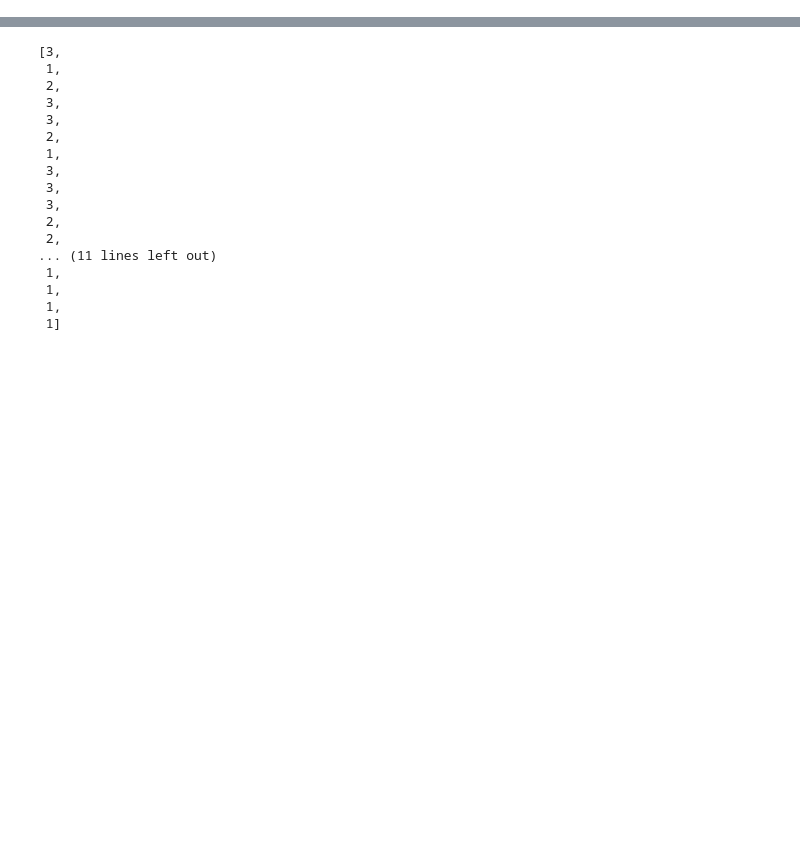
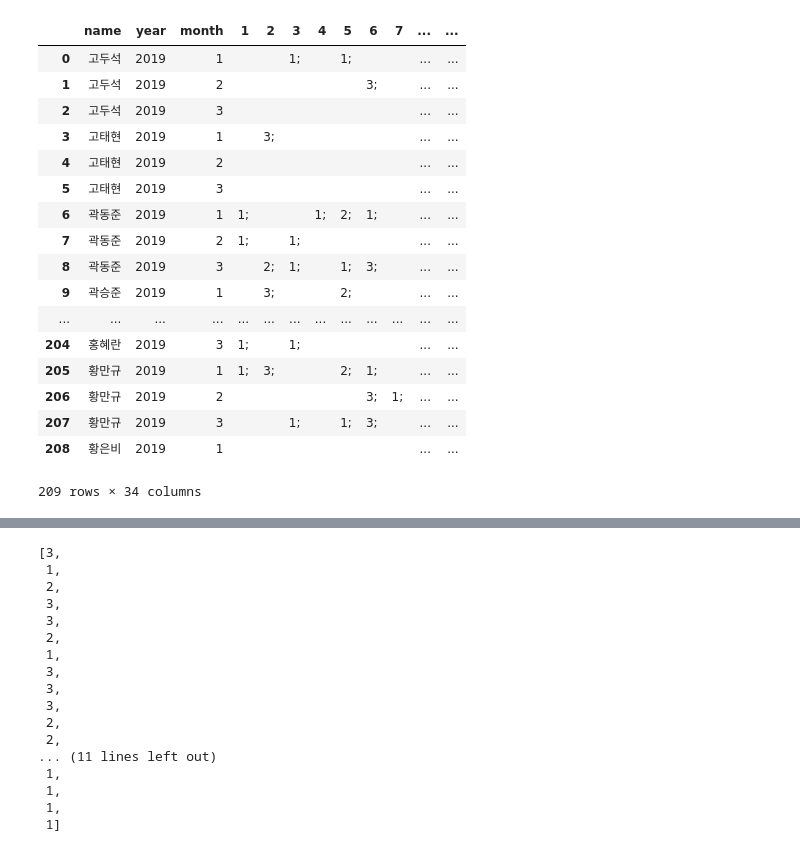
Before and after one commit to yundk7/Bowling_Team_Heroku, a Jupyter notebook: pet_pals/Untitled.ipynb, the cells around one changed output, grey strips where cells are left out. Cells and saved outputs as stored; diff of their text form; code cells hidden in the pictures; blank space fills up the shorter version.

```diff
--- a/pet_pals/Untitled.ipynb
+++ b/pet_pals/Untitled.ipynb
@@ -3,3 +3,8 @@ import pandas as pd
 from sqlalchemy import create_engine
 import numpy as np
 import random
+# %%
+con = create_engine("postgres://qcumacnfmicopw:c700fed529373aa3b54a62168e0914d2a0d1d5b458aa965d4aea319662c6ed97@ec2-174-129-27-158.compute-1.amazonaws.com:5432/d5koeu8hgsrr65")
+# df.to_sql("attendance", con, if_exists="replace",index=False)
+attendance = pd.read_sql("attendance", con)
+members = pd.read_sql("members",con)
@@ -5,0 +56,17 @@ import random
+# %%
+#creating/formatting database
+days = ["name","year","month"]
+for i in range(1,31+1):
+    days.append(str(i))
+df = pd.DataFrame({"days":days})
+df = df.T
+df.columns = df.iloc[0]
+
+df = df.iloc[1:]
+
+con = create_engine("postgres://qcumacnfmicopw:c700fed529373aa3b54a62168e0914d2a0d1d5b458aa965d4aea319662c6ed97@ec2-174-129-27-158.compute-1.amazonaws.com:5432/d5koeu8hgsrr65")
+df.to_sql("attendance", con, if_exists="replace",index=False)
+attendance = pd.read_sql("attendance", con)
+members = pd.read_sql("members",con)
+attendance
+# members
@@ -5,0 +141,8 @@ import random
+# %%
+# date = input()
+# typ = input()
+# names = input()
+date = "2019-2-1"
+typ = "건볼리그"
+names = "윤동규,허만,조재현"
+del_typ = ""
@@ -5,0 +208,21 @@ import random
+# %%
+attendance
+# %% [output]
+|  | name | year | month | 1 | 2 | 3 | 4 | 5 | 6 | 7 | ... | ... |
+| 0 | 고두석 | 2019 | 1 |  |  | 1; |  | 1; |  |  | ... | ... |
+| 1 | 고두석 | 2019 | 2 |  |  |  |  |  | 3; |  | ... | ... |
+| 2 | 고두석 | 2019 | 3 |  |  |  |  |  |  |  | ... | ... |
+| 3 | 고태현 | 2019 | 1 |  | 3; |  |  |  |  |  | ... | ... |
+| 4 | 고태현 | 2019 | 2 |  |  |  |  |  |  |  | ... | ... |
+| 5 | 고태현 | 2019 | 3 |  |  |  |  |  |  |  | ... | ... |
+| 6 | 곽동준 | 2019 | 1 | 1; |  |  | 1; | 2; | 1; |  | ... | ... |
+| 7 | 곽동준 | 2019 | 2 | 1; |  | 1; |  |  |  |  | ... | ... |
+| 8 | 곽동준 | 2019 | 3 |  | 2; | 1; |  | 1; | 3; |  | ... | ... |
+| 9 | 곽승준 | 2019 | 1 |  | 3; |  |  | 2; |  |  | ... | ... |
+| ... | ... | ... | ... | ... | ... | ... | ... | ... | ... | ... | ... | ... |
+| 204 | 홍혜란 | 2019 | 3 | 1; |  | 1; |  |  |  |  | ... | ... |
+| 205 | 황만규 | 2019 | 1 | 1; | 3; |  |  | 2; | 1; |  | ... | ... |
+| 206 | 황만규 | 2019 | 2 |  |  |  |  |  | 3; | 1; | ... | ... |
+| 207 | 황만규 | 2019 | 3 |  |  | 1; |  | 1; | 3; |  | ... | ... |
+| 208 | 황은비 | 2019 | 1 |  |  |  |  |  |  |  | ... | ... |
+209 rows × 34 columns
```
Also changed, not shown: parts of 12 cells of this notebook, 9 other files.
